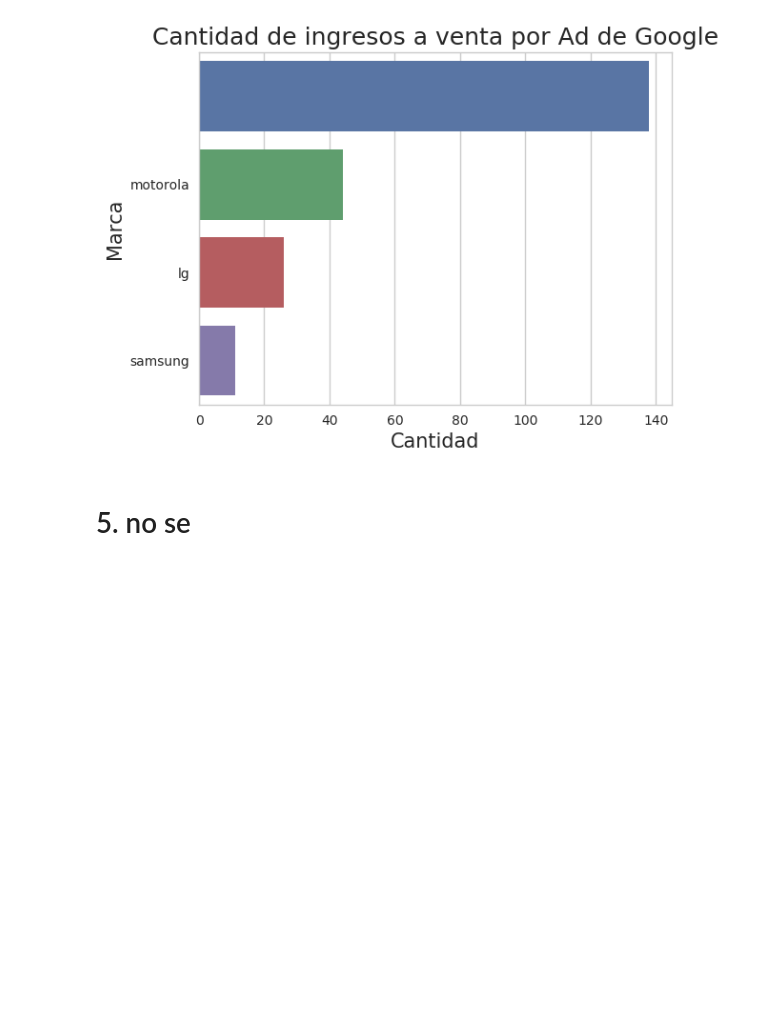
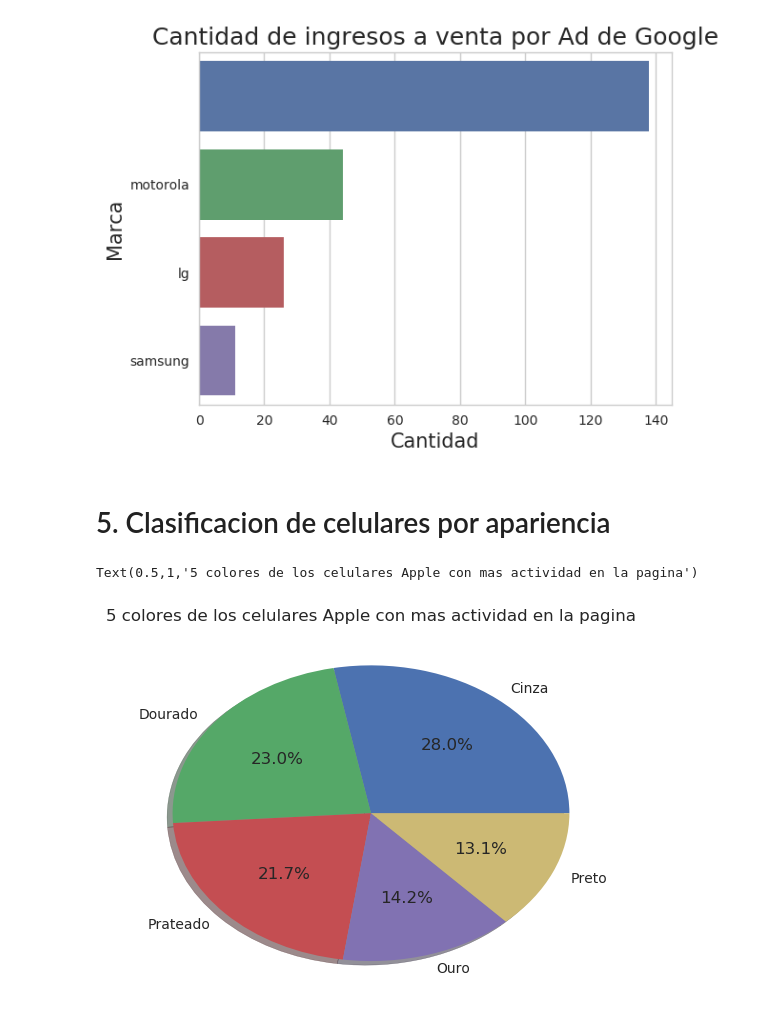
Before and after one commit to EugeniaFranchi/TP-Datos, a Jupyter notebook: TpDatos.ipynb, the cells around one changed output. Cells and saved outputs as stored; diff of their text form; code cells hidden in the pictures; blank space fills up the shorter version.

```diff
--- a/TpDatos.ipynb
+++ b/TpDatos.ipynb
@@ -252,19 +252,25 @@ g.set_ylabel("Marca", fontsize=15)
 # %% [output]
 Text(0,0.5,'Marca')
 [figure]
-# %% [markdown]
-# 5. no se
+# %% [markdown]
+# 5. Clasificacion de celulares por apariencia
 # %%
 '''
 Devuelven listas con los colores mas comprados por marca.
 La idea es armar un grafico con los celulares y sus colores.
 '''
 
 dataframe['color general'] = dataframe['color'].loc[dataframe['marca'] == 'Samsung'].dropna().apply(lambda a: str(a).split(' ')[0])
-top5ColoresSamsung = dataframe['color general'].value_counts().head(5).index.tolist()
+top5ColoresSamsung = dataframe['color general'].value_counts().head(5)
 
 dataframe['color general'] = dataframe['color'].loc[dataframe['marca'] == 'Apple'].dropna().apply(lambda a: str(a).split(' ')[0])
-top5ColoresApple = dataframe['color general'].value_counts().head(5).index.tolist()
+top5ColoresApple = dataframe['color general'].value_counts().head(5)
 
 dataframe['color general'] = dataframe['color'].loc[dataframe['marca'] == 'Motorola'].dropna().apply(lambda a: str(a).split(' ')[0])
-top5ColoresMotorola = dataframe['color general'].value_counts().head(5).index.tolist()
+top5ColoresMotorola = dataframe['color general'].value_counts().head(5)
+
+g1=plt.pie(top5ColoresApple,labels=top5ColoresApple.index,shadow=True,autopct='%1.1f%%')
+plt.title('5 colores de los celulares Apple con mas actividad en la pagina')
+# %% [output]
+Text(0.5,1,'5 colores de los celulares Apple con mas actividad en la pagina')
+[figure, added]
```
Also changed, not shown: parts of 7 cells of this notebook.
